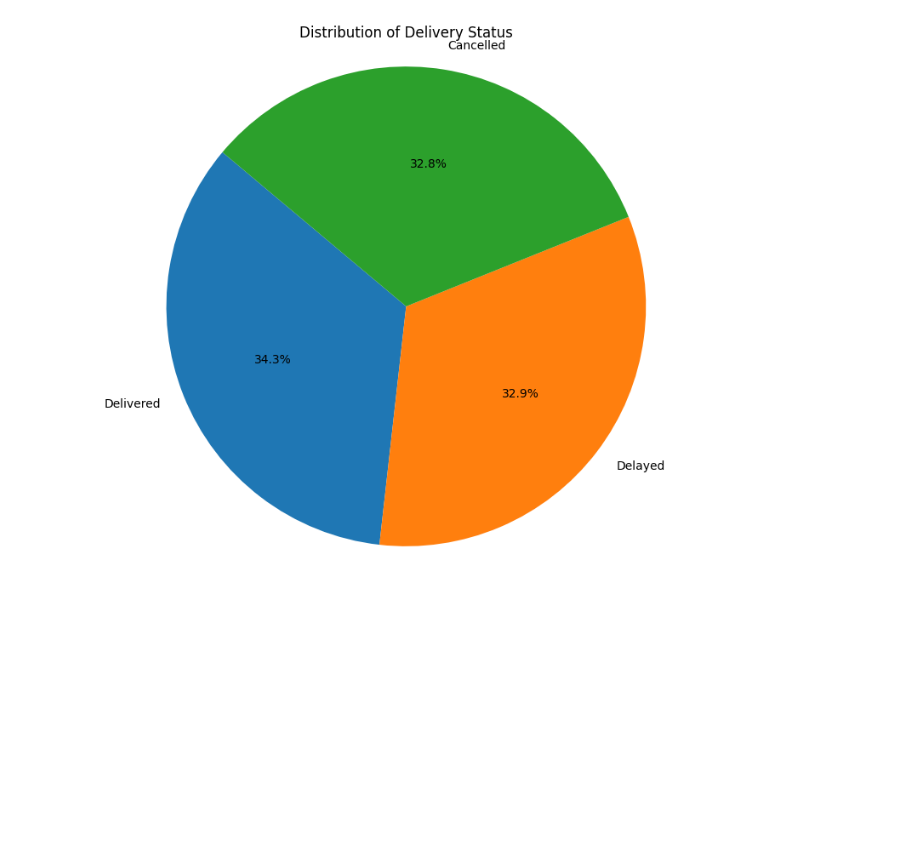
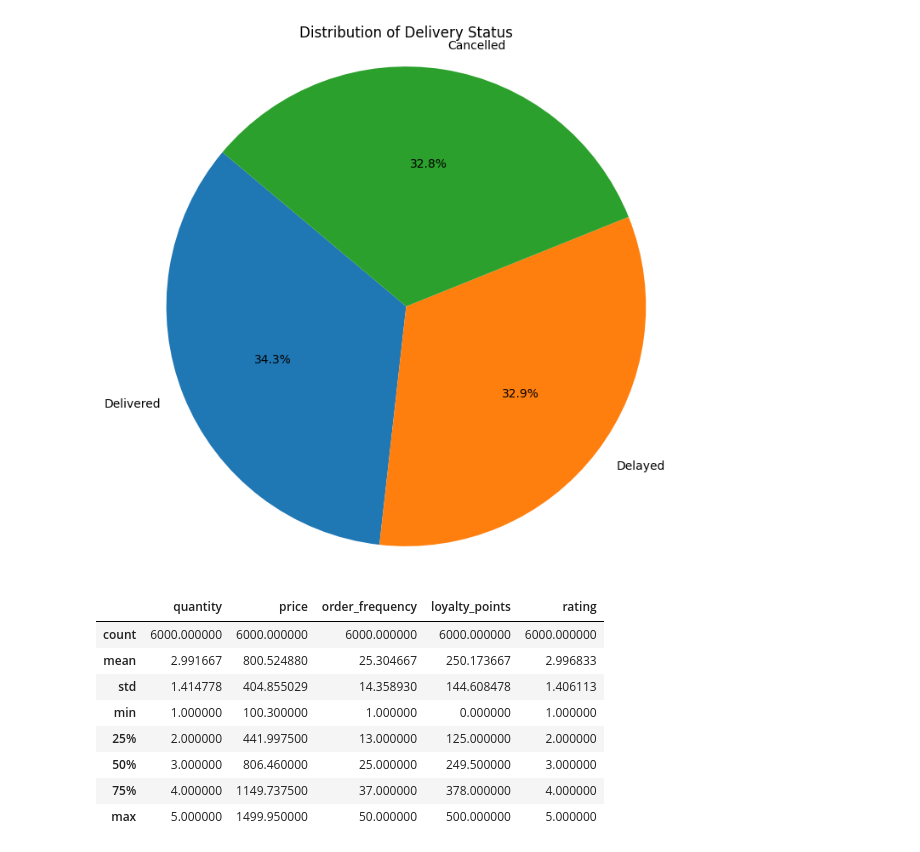
Before and after one commit to Ichsan4Fa/FoodPanda_Analyze, a Jupyter notebook: FoodPanda_Data.ipynb, the cells around one changed output. Saved outputs shown, nothing was run; the diff lists cells and outputs as text; code cells hidden in the pictures; blank space fills up the shorter version.

```diff
--- a/FoodPanda_Data.ipynb
+++ b/FoodPanda_Data.ipynb
@@ -64,3 +70,15 @@ plt.axis('equal')
 plt.show()
 # %% [output]
 [figure]
+# %%
+df.describe()
+# %% [output]
+|  | quantity | price | order_frequency | loyalty_points | rating |
+| count | 6000.000000 | 6000.000000 | 6000.000000 | 6000.000000 | 6000.000000 |
+| mean | 2.991667 | 800.524880 | 25.304667 | 250.173667 | 2.996833 |
+| std | 1.414778 | 404.855029 | 14.358930 | 144.608478 | 1.406113 |
+| min | 1.000000 | 100.300000 | 1.000000 | 0.000000 | 1.000000 |
+| 25% | 2.000000 | 441.997500 | 13.000000 | 125.000000 | 2.000000 |
+| 50% | 3.000000 | 806.460000 | 25.000000 | 249.500000 | 3.000000 |
+| 75% | 4.000000 | 1149.737500 | 37.000000 | 378.000000 | 4.000000 |
+| max | 5.000000 | 1499.950000 | 50.000000 | 500.000000 | 5.000000 |
```
Also changed, not shown: parts of 12 cells of this notebook.
